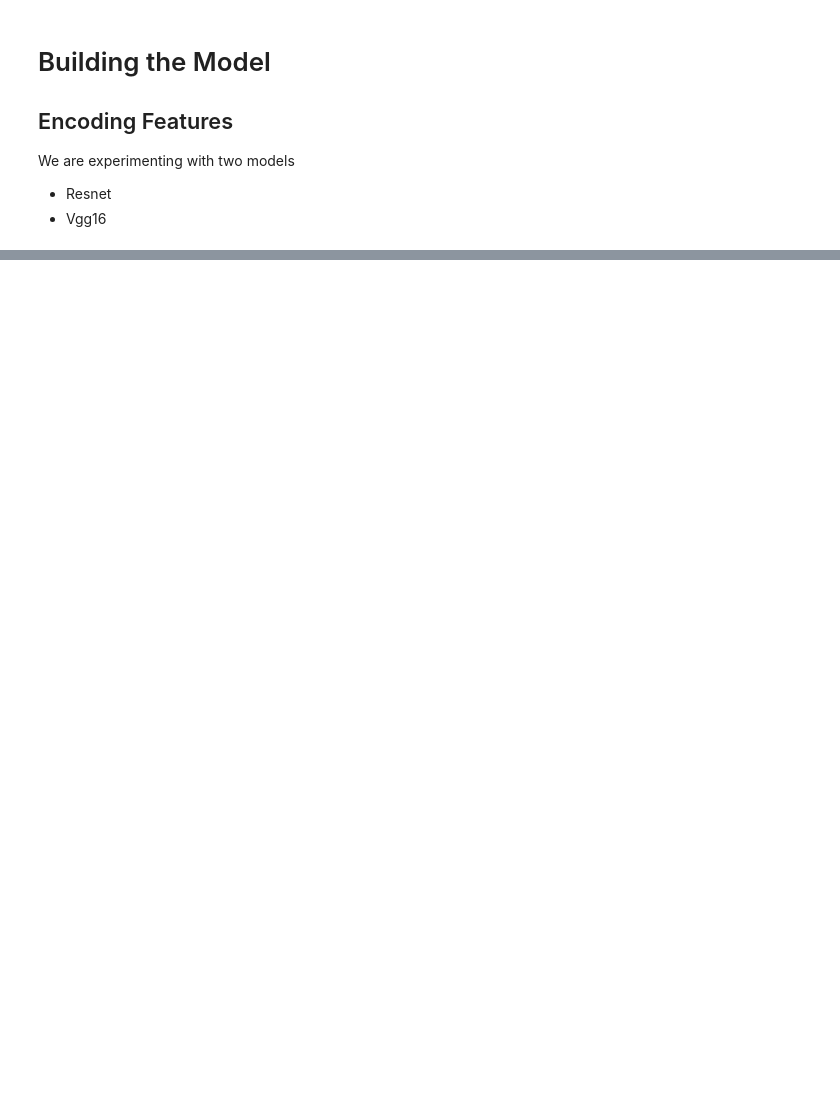
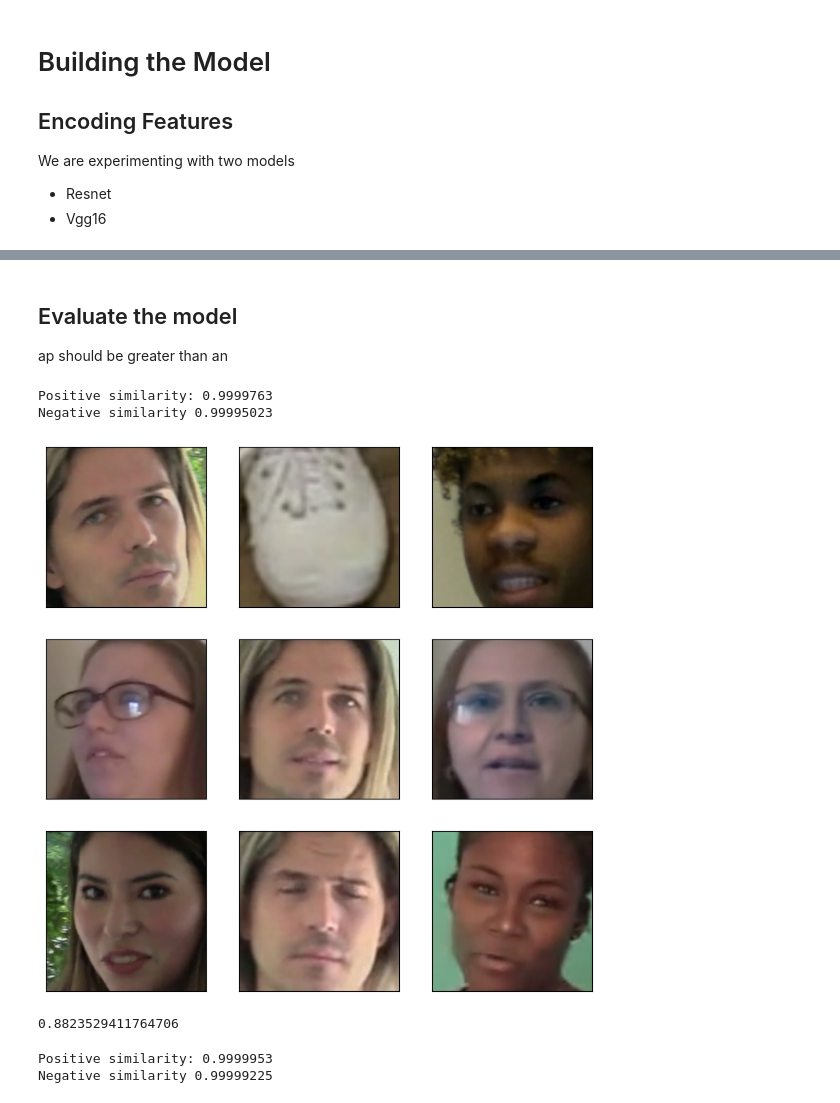
Before and after one commit to YEMISITEJU/dat550, a Jupyter notebook: siames_network_hc.ipynb, the cells around one changed output, grey strips where cells are left out. Drawn from its saved outputs; the diff is of its cells as text; code cells hidden in the pictures; blank space fills up the shorter version.

Commit message:
Update Siamese training

```diff
--- a/siames_network_hc.ipynb
+++ b/siames_network_hc.ipynb
@@ -36,9 +44,9 @@ from tensorflow.keras import applications
 # %%
 # Set constants and hyper parameters
 # Change the embedding model here
-embedding = "vgg"
+embedding_model_choice = "vgg"
 
-target_shape = (224, 224) if embedding == "vgg" else (200, 200)
+target_shape = (224, 224) if embedding_model_choice == "vgg" else (200, 200)
 
 cache_dir = path(path.home()) / ".siamese_images"
 anchor_images_path = cache_dir / "real_imgs"
@@ -275,12 +316,28 @@ class SiameseModel(Model):
         loss = tf.maximum(loss + self.margin, 0.0)
         return loss
 
+    def classiffy(self, data):
+        ap, an = self.siamese_network.predict(data)
+        output = tf.math.greater(
+            an, ap, name=None
+        )
+        return output
+
     @property
     def metrics(self):
 
         return [self.loss_tracker]
 # %%
-optimizer = optimizers.Adam(learning_rate=1e-3, epsilon=1e-01)
+train_dataset, val_dataset, test_dataset = preprocess_training_data()
+
+train_dataset = train_dataset.batch(16, drop_remainder=False)
+train_dataset = train_dataset.prefetch(8)
+
+val_dataset = val_dataset.batch(16, drop_remainder=False)
+val_dataset = val_dataset.prefetch(8)
+
+
+optimizer = optimizers.Adam(learning_rate=0.0001)
 siamese_model = SiameseModel(siamese_network)
 siamese_model.compile(optimizer=optimizer)
-# siamese_model.fit(train_dataset, epochs=10, validation_data=val_dataset)
+siamese_model.fit(train_dataset, epochs=10, validation_data=val_dataset)
@@ -343,0 +370,23 @@ Loss on train    = 0.49987
+# %% [markdown]
+## Evaluate the model
+ap should be greater than an
+# %%
+sample = next(iter(train_dataset))
+visualize(*sample)
+
+anchor, positive, negative = sample
+anchor_embedding, positive_embedding, negative_embedding = (
+    embedding_model(vgg16.preprocess_input(anchor)),
+    embedding_model(vgg16.preprocess_input(positive)),
+    embedding_model(vgg16.preprocess_input(negative)),
+)
+
+positive_similarity = cosine_similarity(anchor_embedding, positive_embedding)
+print("Positive similarity:", positive_similarity.numpy())
+
+negative_similarity = cosine_similarity(anchor_embedding, negative_embedding)
+print("Negative similarity", negative_similarity.numpy())
+# %% [output]
+Positive similarity: 0.9999763
+Negative similarity 0.99995023
+[figure, added]
@@ -343,0 +418,15 @@ Loss on train    = 0.49987
+# %%
+(len(negative_similarity)- falses)/len(negative_similarity)
+# %% [output]
+0.8823529411764706
+# %%
+cosine_similarity = metrics.CosineSimilarity()
+
+positive_similarity = cosine_similarity(anchor_embedding, positive_embedding)
+print("Positive similarity:", positive_similarity.numpy())
+
+negative_similarity = cosine_similarity(anchor_embedding, negative_embedding)
+print("Negative similarity", negative_similarity.numpy())
+# %% [output]
+Positive similarity: 0.9999953
+Negative similarity 0.99999225
```
Also changed, not shown: parts of 21 cells of this notebook.
